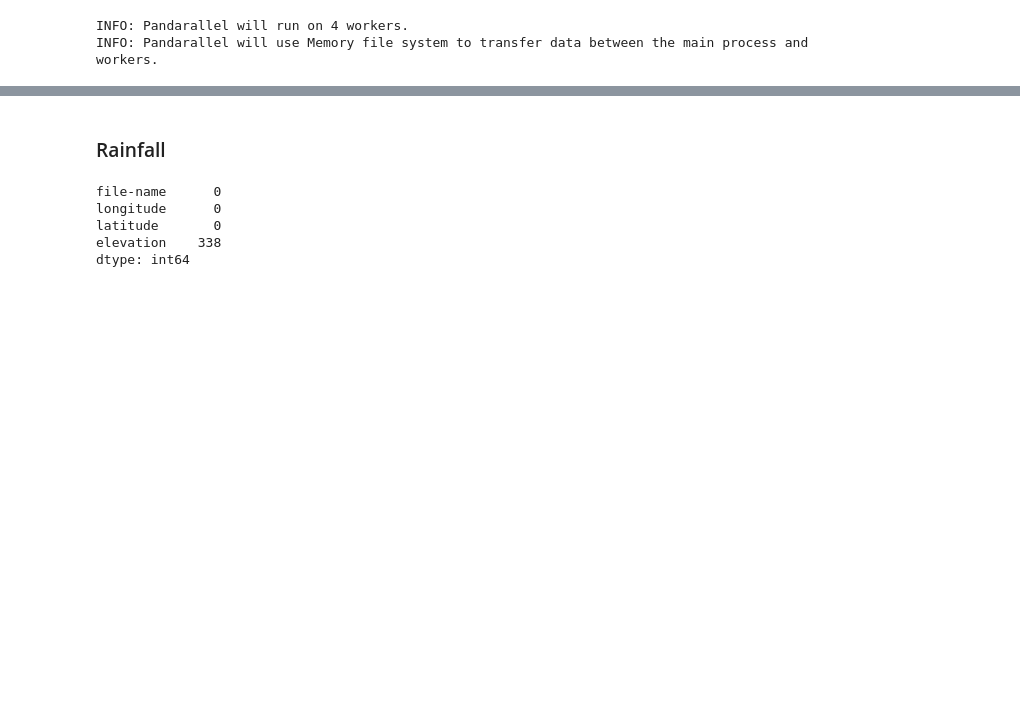
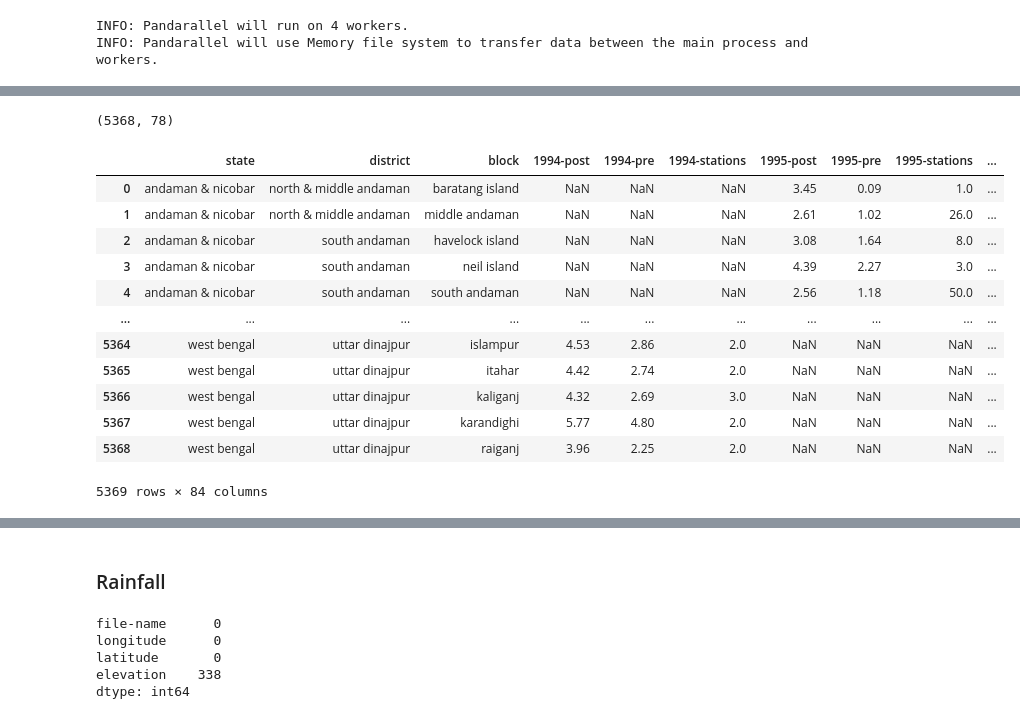
Before and after one commit to dev-essbee/groundwater-analysis-sih, a Jupyter notebook: notebooks/merge-datasets.ipynb, the cells around one changed output, grey strips where cells are left out. Cells and saved outputs as stored; diff of their text form; code cells hidden in the pictures; blank space fills up the shorter version.

Commit message:
used pre and post monsoon approach, fixed territorries, added stations used.

```diff
--- a/notebooks/merge-datasets.ipynb
+++ b/notebooks/merge-datasets.ipynb
@@ -104,0 +143,4 @@ with open(r"../data/groundwater-state-monthly.pickle", "wb") as f:
+# %%
+dfs.shape
+# %% [output]
+(5368, 78)
@@ -104,0 +173,28 @@ with open(r"../data/groundwater-state-monthly.pickle", "wb") as f:
+# %%
+df.columns = sorted(list(df.columns))
+# %%
+df["state"] = df.apply(lambda row: row.name.split("-_-")[0], axis=1)
+df["district"] = df.apply(lambda row: row.name.split("-_-")[1], axis=1)
+df["block"] = df.apply(lambda row: row.name.split("-_-")[2], axis=1)
+# %%
+clmns = df.columns.tolist()
+clmns = clmns[-3:] + clmns[:-3]
+df = df[clmns]
+# %%
+df = df.reset_index(drop=True)
+# %%
+df
+# %% [output]
+|  | state | district | block | 1994-post | 1994-pre | 1994-stations | 1995-post | 1995-pre | 1995-stations | ... |
+| 0 | andaman & nicobar | north & middle andaman | baratang island | NaN | NaN | NaN | 3.45 | 0.09 | 1.0 | ... |
+| 1 | andaman & nicobar | north & middle andaman | middle andaman | NaN | NaN | NaN | 2.61 | 1.02 | 26.0 | ... |
+| 2 | andaman & nicobar | south andaman | havelock island | NaN | NaN | NaN | 3.08 | 1.64 | 8.0 | ... |
+| 3 | andaman & nicobar | south andaman | neil island | NaN | NaN | NaN | 4.39 | 2.27 | 3.0 | ... |
+| 4 | andaman & nicobar | south andaman | south andaman | NaN | NaN | NaN | 2.56 | 1.18 | 50.0 | ... |
+| ... | ... | ... | ... | ... | ... | ... | ... | ... | ... | ... |
+| 5364 | west bengal | uttar dinajpur | islampur | 4.53 | 2.86 | 2.0 | NaN | NaN | NaN | ... |
+| 5365 | west bengal | uttar dinajpur | itahar | 4.42 | 2.74 | 2.0 | NaN | NaN | NaN | ... |
+| 5366 | west bengal | uttar dinajpur | kaliganj | 4.32 | 2.69 | 3.0 | NaN | NaN | NaN | ... |
+| 5367 | west bengal | uttar dinajpur | karandighi | 5.77 | 4.80 | 2.0 | NaN | NaN | NaN | ... |
+| 5368 | west bengal | uttar dinajpur | raiganj | 3.96 | 2.25 | 2.0 | NaN | NaN | NaN | ... |
+5369 rows × 84 columns
```
Also changed, not shown: parts of 25 cells of this notebook, 16 other files.
